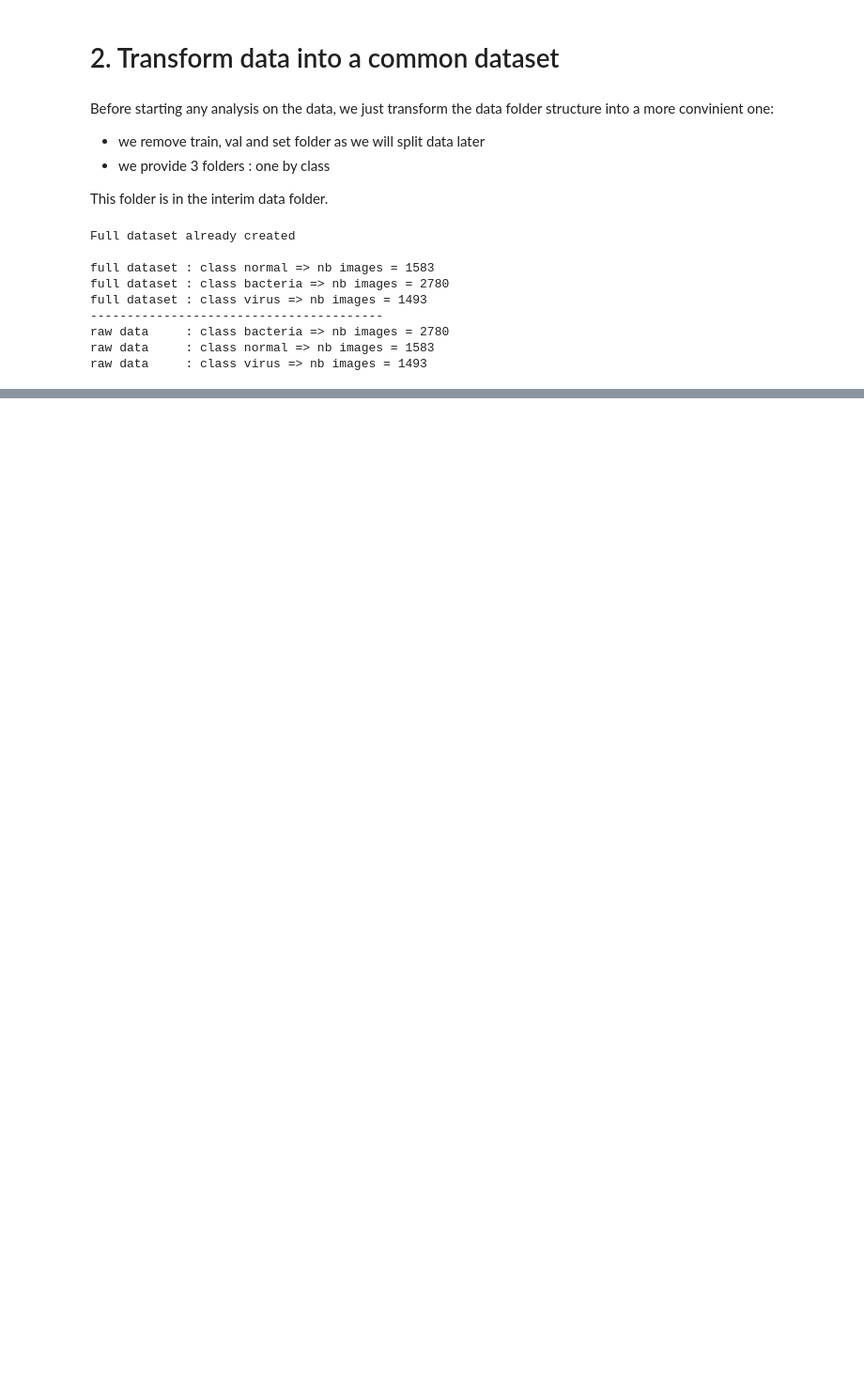
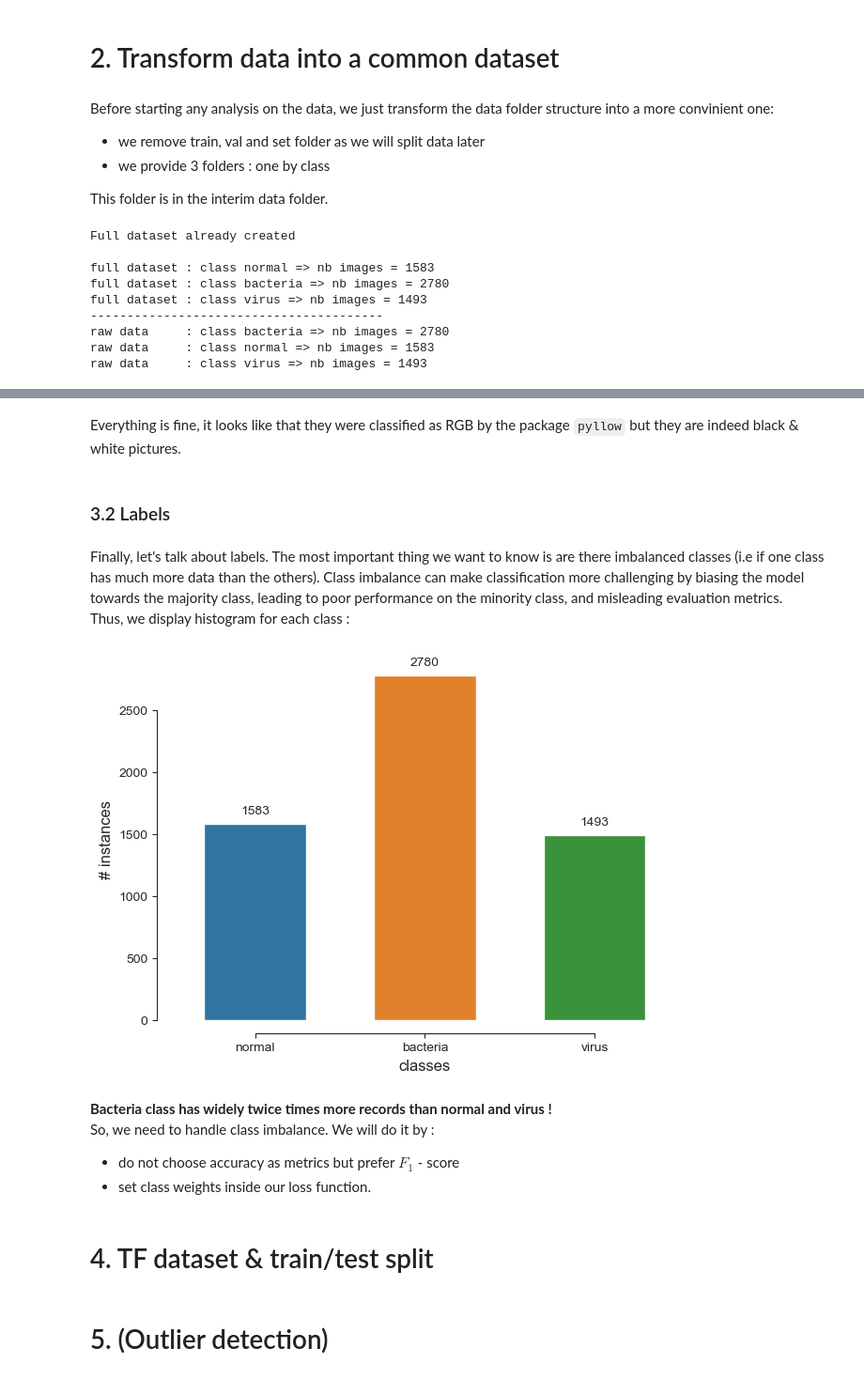
Before and after one commit to dailoht/Epitech_Zoidberg2.0, a Jupyter notebook: notebooks/data_processing/pab-analyze_full_db.ipynb, the cells around one changed output, grey strips where cells are left out. Shown at 94% size. Drawn from its saved outputs; the diff is of its cells as text; code cells hidden in the pictures; blank space fills up the shorter version.

```diff
--- a/notebooks/data_processing/pab-analyze_full_db.ipynb
+++ b/notebooks/data_processing/pab-analyze_full_db.ipynb
@@ -86,0 +167,27 @@ display 2 images per label
+# %% [markdown]
+Everything is fine, it looks like that they were classified as RGB by the package `pyllow` but they are indeed black & white pictures.
+# %% [markdown]
+### 3.2 Labels
+# %% [markdown]
+Finally, let's talk about labels. The most important thing we want to know is are there imbalanced classes (i.e if one class has much more data than the others). Class imbalance can make classification more challenging by biasing the model towards the majority class, leading to poor performance on the minority class, and misleading evaluation metrics.
+Thus, we display histogram for each class :
+# %%
+cp = sns.countplot(data = metadata_df, x='label', width=0.6)
+cp.set_xlabel('classes')
+cp.set_ylabel('# instances')
+sns.despine(offset=10, trim=True)
+
+for p in cp.patches:
+    cp.annotate(str(int(p.get_height())), (p.get_x() + p.get_width() / 2., p.get_height()),
+                ha='center', va='center', xytext=(0, 10), textcoords='offset points')
+# %% [output]
+[figure, added]
+# %% [markdown]
+**Bacteria class has widely twice times more records than normal and virus !**
+So, we need to handle class imbalance. We will do it by :
+- do not choose accuracy as metrics but prefer $F_1$ - score
+- set class weights inside our loss function.
+# %% [markdown]
+# 4. TF dataset & train/test split
+# %% [markdown]
+# 5. (Outlier detection)
```
Also changed, not shown: parts of 16 cells of this notebook, 2 other files.
